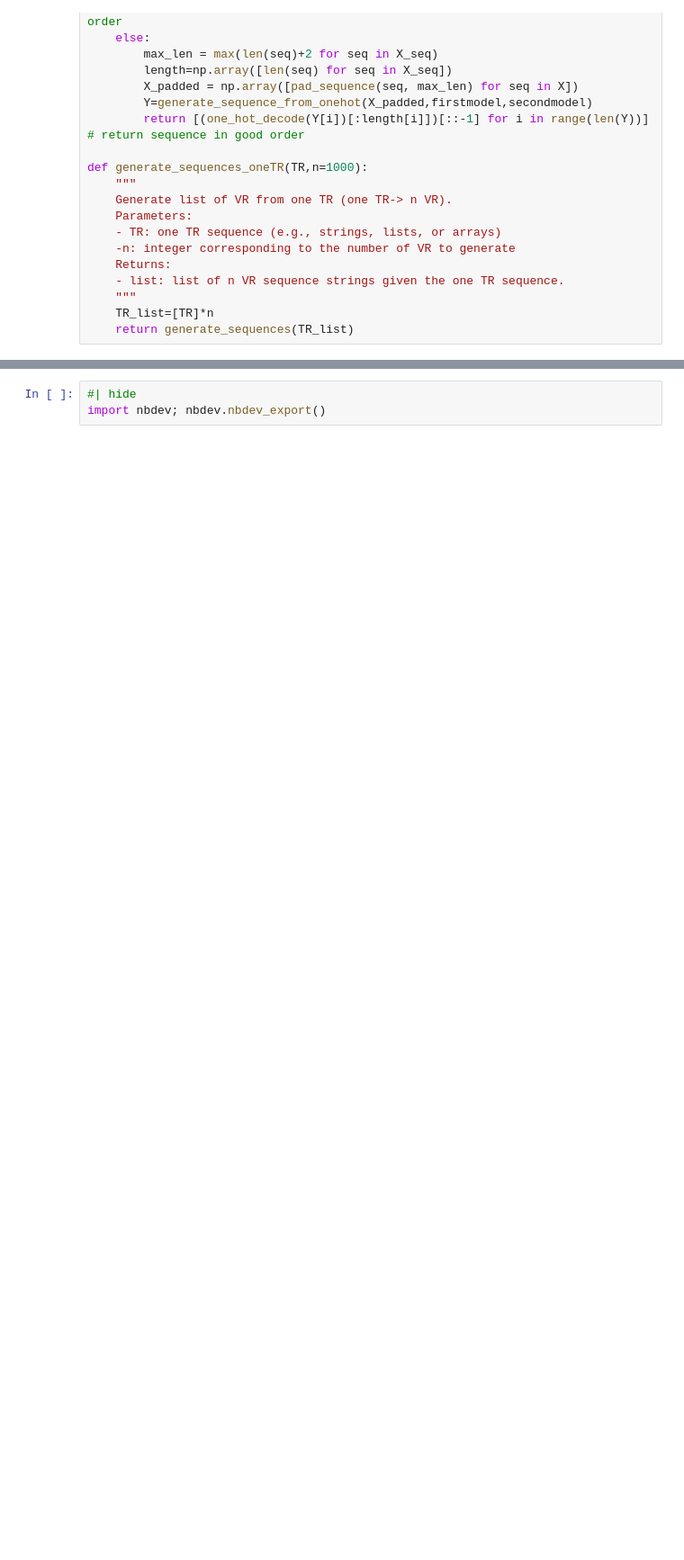
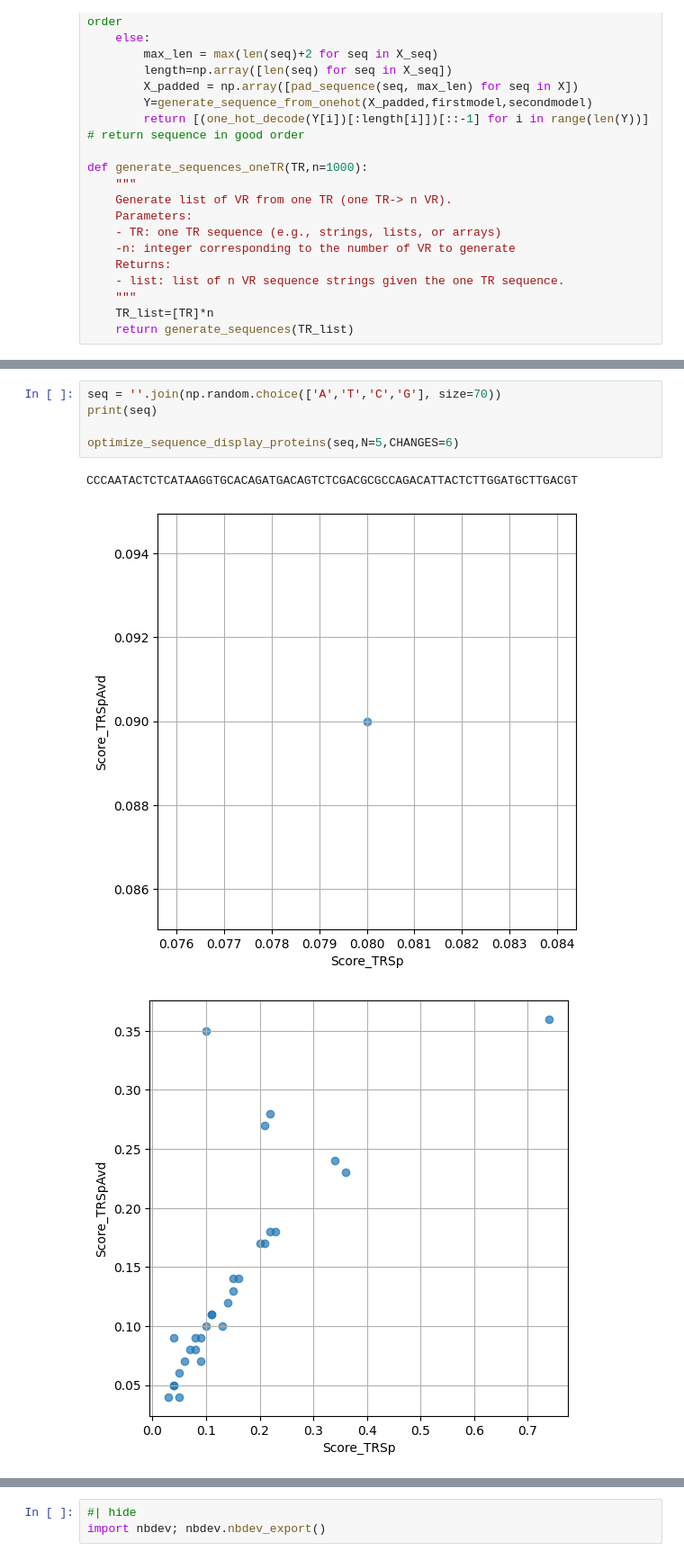
Before and after one commit to dbikard/dgrec, a Jupyter notebook: nbs/API/09_lstm.ipynb, the cells around one changed output, grey strips where cells are left out. Shown at 90% size. Drawn from its saved outputs; the diff is of its cells as text; blank space fills up the shorter version.

```diff
--- a/nbs/API/09_lstm.ipynb
+++ b/nbs/API/09_lstm.ipynb
@@ -480 +583,10 @@ def find_TR(original_seq: str,
     return record
+# %%
+seq = ''.join(np.random.choice(['A','T','C','G'], size=70))
+print(seq)
+
+optimize_sequence_display_proteins(seq,N=5,CHANGES=6)
+# %% [output]
+CCCAATACTCTCATAAGGTGCACAGATGACAGTCTCGACGCGCCAGACATTACTCTTGGATGCTTGACGT
+[figure, added]
+[figure, added]
```
Also changed, not shown: parts of 7 cells of this notebook, 10 other files.
